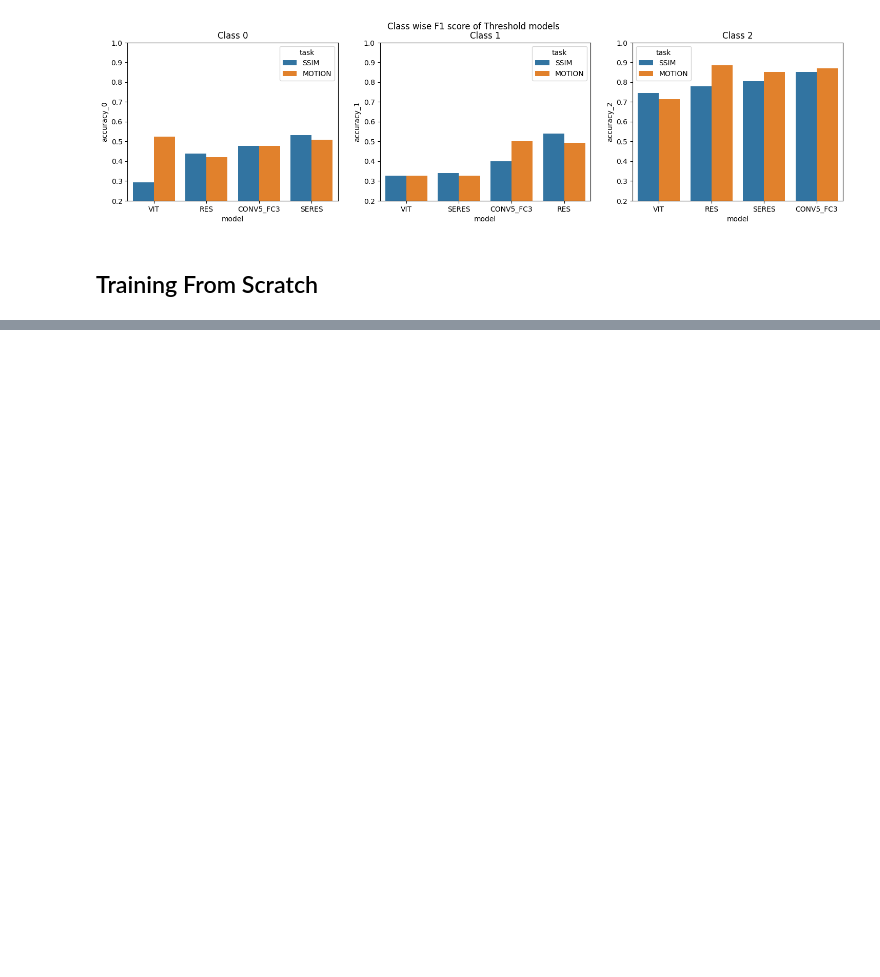
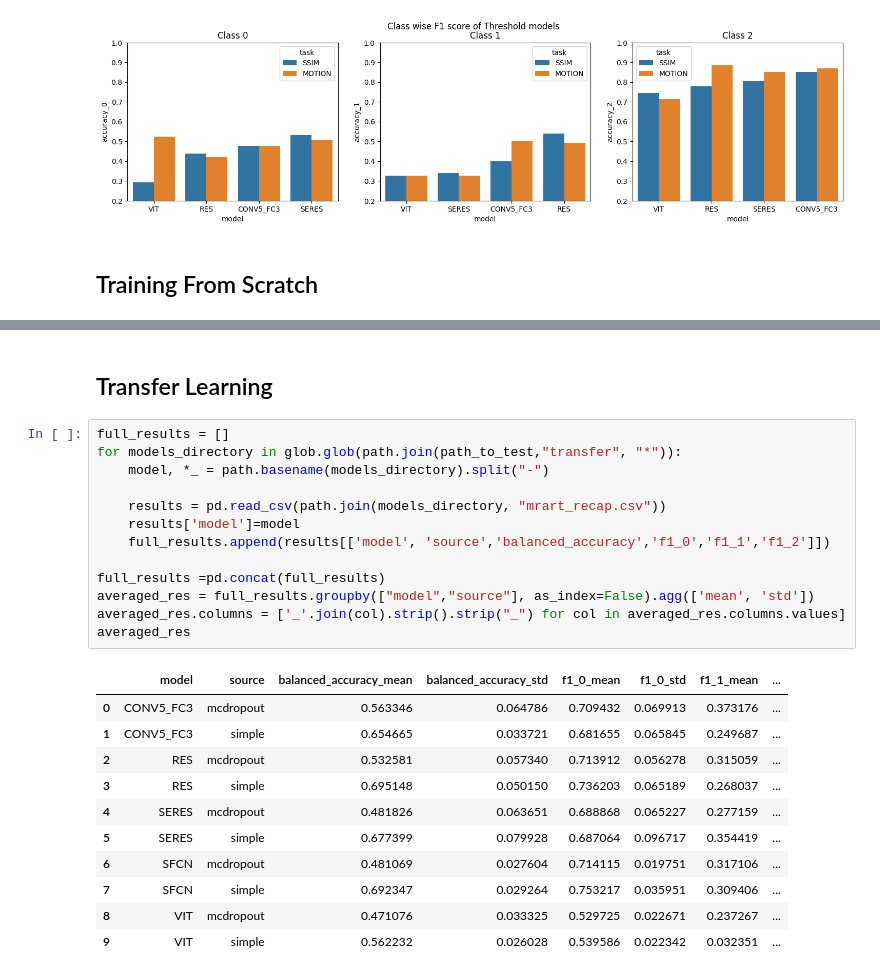
Before and after one commit to chbricout/motiondetector, a Jupyter notebook: notebooks/test_models.ipynb, the cells around one changed output, grey strips where cells are left out. Drawn from its saved outputs; the diff is of its cells as text; blank space fills up the shorter version.

```diff
--- a/notebooks/test_models.ipynb
+++ b/notebooks/test_models.ipynb
@@ -171,3 +161,30 @@ plt.title("Accuracy Variance test results")
 # %% [output]
 Text(0.5, 1.0, 'Accuracy Variance test results')
 [figure]
+# %% [markdown]
+## Transfer Learning
+# %%
+full_results = []
+for models_directory in glob.glob(path.join(path_to_test,"transfer", "*")):
+    model, *_ = path.basename(models_directory).split("-")
+
+    results = pd.read_csv(path.join(models_directory, "mrart_recap.csv"))
+    results['model']=model
+    full_results.append(results[['model', 'source','balanced_accuracy','f1_0','f1_1','f1_2']])
+
+full_results =pd.concat(full_results)
+averaged_res = full_results.groupby(["model","source"], as_index=False).agg(['mean', 'std'])
+averaged_res.columns = ['_'.join(col).strip().strip("_") for col in averaged_res.columns.values]
+averaged_res
+# %% [output]
+|  | model | source | balanced_accuracy_mean | balanced_accuracy_std | f1_0_mean | f1_0_std | f1_1_mean | ... |
+| 0 | CONV5_FC3 | mcdropout | 0.563346 | 0.064786 | 0.709432 | 0.069913 | 0.373176 | ... |
+| 1 | CONV5_FC3 | simple | 0.654665 | 0.033721 | 0.681655 | 0.065845 | 0.249687 | ... |
+| 2 | RES | mcdropout | 0.532581 | 0.057340 | 0.713912 | 0.056278 | 0.315059 | ... |
+| 3 | RES | simple | 0.695148 | 0.050150 | 0.736203 | 0.065189 | 0.268037 | ... |
+| 4 | SERES | mcdropout | 0.481826 | 0.063651 | 0.688868 | 0.065227 | 0.277159 | ... |
+| 5 | SERES | simple | 0.677399 | 0.079928 | 0.687064 | 0.096717 | 0.354419 | ... |
+| 6 | SFCN | mcdropout | 0.481069 | 0.027604 | 0.714115 | 0.019751 | 0.317106 | ... |
+| 7 | SFCN | simple | 0.692347 | 0.029264 | 0.753217 | 0.035951 | 0.309406 | ... |
+| 8 | VIT | mcdropout | 0.471076 | 0.033325 | 0.529725 | 0.022671 | 0.237267 | ... |
+| 9 | VIT | simple | 0.562232 | 0.026028 | 0.539586 | 0.022342 | 0.032351 | ... |
```
Also changed, not shown: parts of 5 cells of this notebook, 5 other files.
